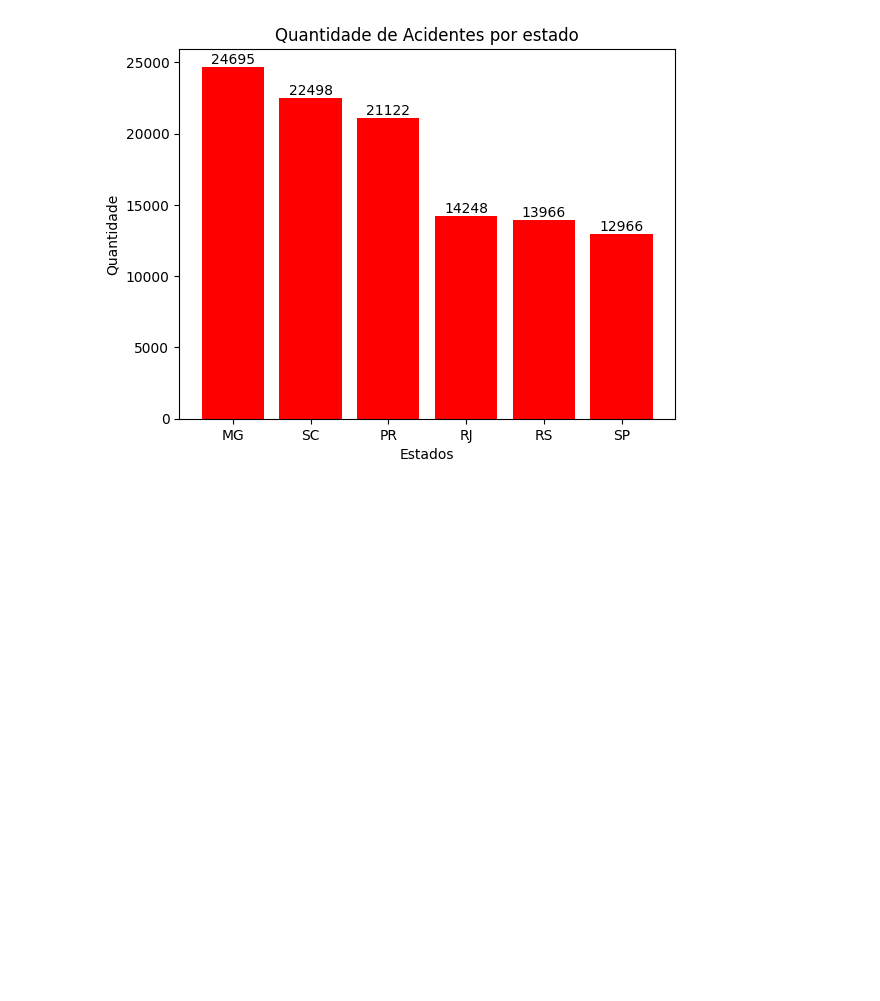
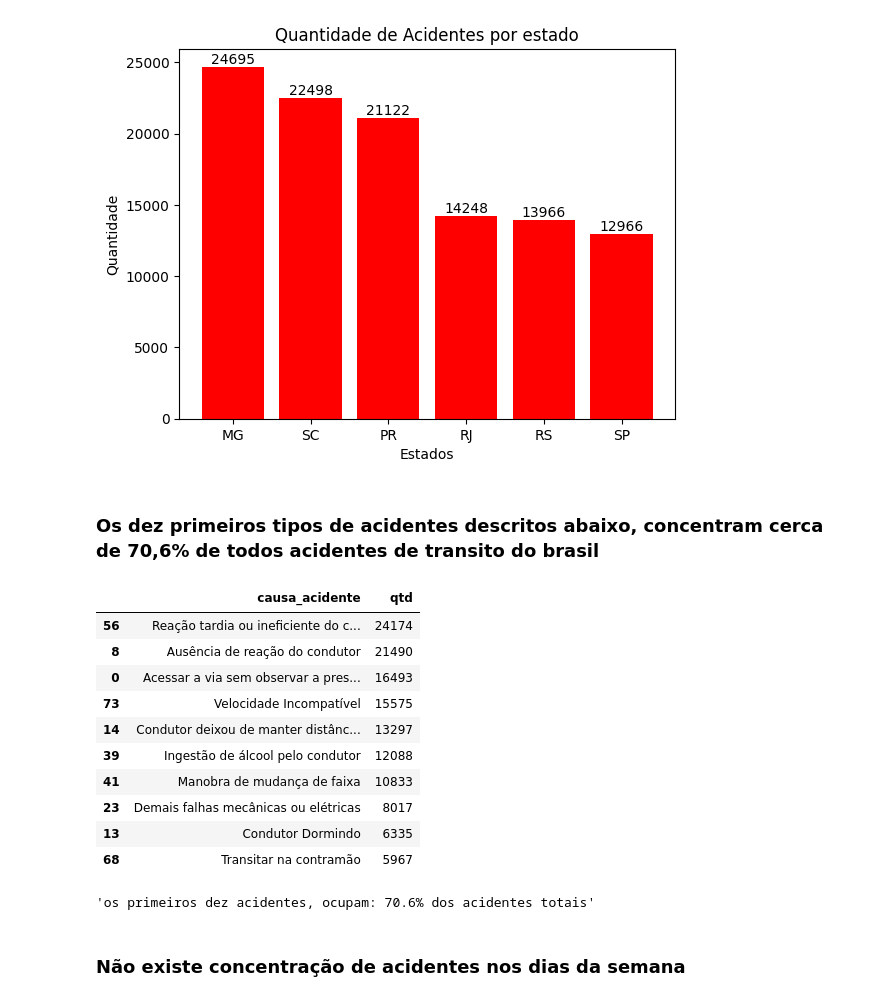
Before and after one commit to JonathanAlvesNogueira/Forky-ArthurBarbero-Projeto, a Jupyter notebook: acidentes.ipynb, the cells around one changed output. Drawn from its saved outputs; the diff is of its cells as text; code cells hidden in the pictures; blank space fills up the shorter version.

```diff
--- a/acidentes.ipynb
+++ b/acidentes.ipynb
@@ -74,3 +77,32 @@ plt.ylabel("Quantidade")
 # %% [output]
 Text(0, 0.5, 'Quantidade')
 [figure]
+# %% [markdown]
+### Os dez primeiros tipos de acidentes descritos abaixo, concentram cerca de 70,6% de todos acidentes de transito do brasil
+# %%
+
+acidentes2 = df_final.groupby('causa_acidente').agg(qtd=('causa_acidente','size')).reset_index()
+acidentes2 = acidentes2.sort_values('qtd', ascending=False)
+acidentes2 = acidentes2.head(10)
+display(acidentes2)
+
+total = df_final.value_counts('causa_acidente').sum()
+
+dez_primeiros = acidentes2['qtd'].sum()/total * 100
+dez_primeiros = round(dez_primeiros, 1)
+display(f"os primeiros dez acidentes, ocupam: {dez_primeiros}% dos acidentes totais")
+# %% [output]
+|  | causa_acidente | qtd |
+| 56 | Reação tardia ou ineficiente do c... | 24174 |
+| 8 | Ausência de reação do condutor | 21490 |
+| 0 | Acessar a via sem observar a pres... | 16493 |
+| 73 | Velocidade Incompatível | 15575 |
+| 14 | Condutor deixou de manter distânc... | 13297 |
+| 39 | Ingestão de álcool pelo condutor | 12088 |
+| 41 | Manobra de mudança de faixa | 10833 |
+| 23 | Demais falhas mecânicas ou elétricas | 8017 |
+| 13 | Condutor Dormindo | 6335 |
+| 68 | Transitar na contramão | 5967 |
+'os primeiros dez acidentes, ocupam: 70.6% dos acidentes totais'
+# %% [markdown]
+### Não existe concentração de acidentes nos dias da semana
```
Also changed, not shown: parts of 3 cells of this notebook.
